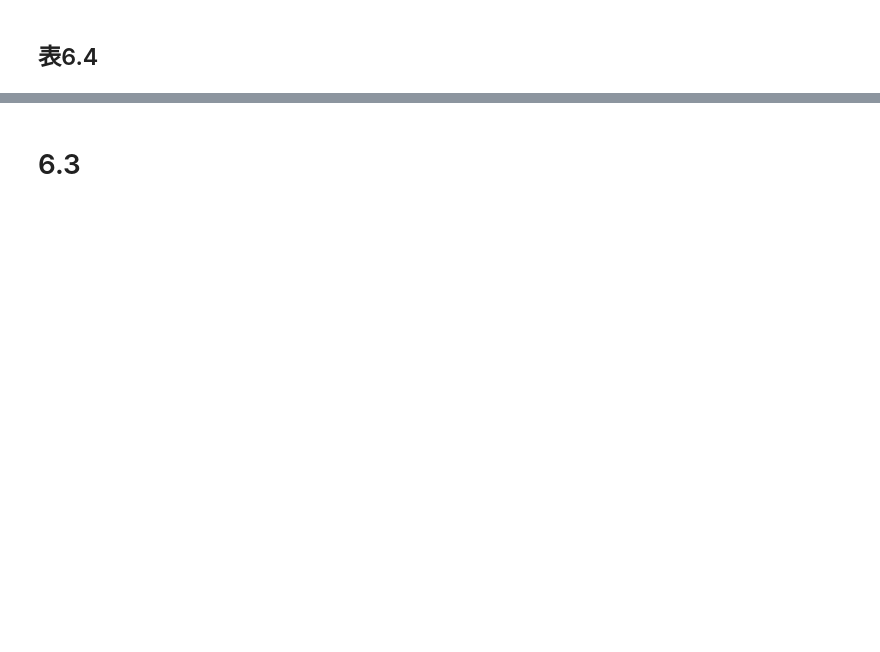
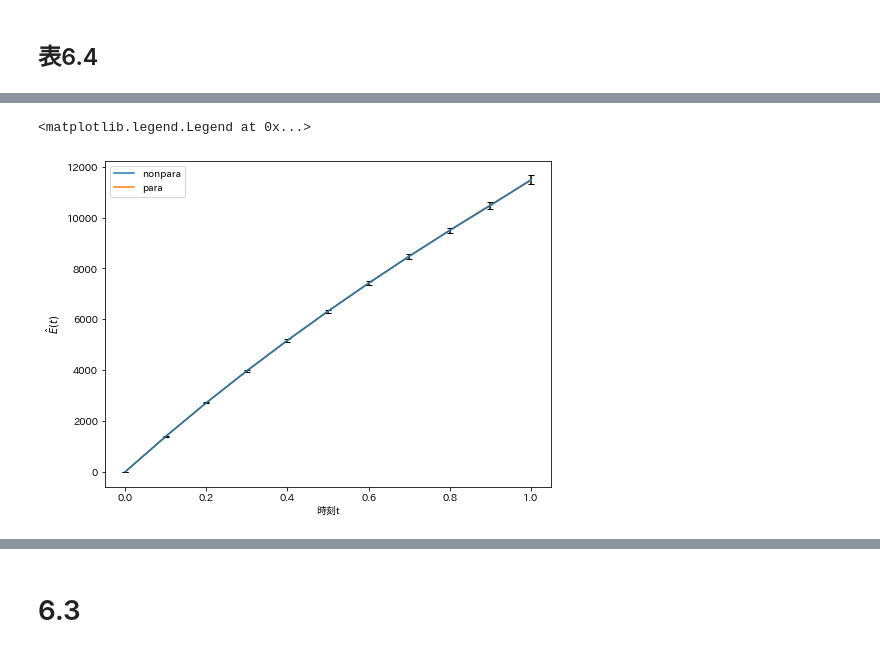
Before and after one commit to hirofsgit/Python, a Jupyter notebook: Chap6.ipynb, the cells around one changed output, grey strips where cells are left out. Cells and saved outputs as stored; diff of their text form; code cells hidden in the pictures; blank space fills up the shorter version.

```diff
--- a/Chap6.ipynb
+++ b/Chap6.ipynb
@@ -228,0 +347,17 @@ sd_shake(1)
+# %%
+Enonpara_shake_list = [Enonpara_shake(t/10) for t in range(11)]
+Enonpara_shake_hat = pd.DataFrame({'E(t)': Enonpara_shake_list},index = index_ta)
+# %%
+def Epara_shake(t):
+  nu = -0.39
+  sigma = 104.26
+  gamma = sigma/(1+ sigma)
+  y_1 = y[1]
+  return y_1*(1-(1+gamma*t)**(-nu))/(gamma*nu)
+# %%
+Epara_shake_list = [Epara_shake(t/10) for t in range(11)]
+Epara_shake_hat = pd.DataFrame( {'Epara(t)': Epara_shake_list},index = index_ta)
+# %%
+sd_shake_hat_list = [sd_shake(t/10) for t in range(11)]
+sd_shake_hat = pd.DataFrame({'sd(t) ' :sd_shake_hat_list},index = index_ta)
+table_sh = pd.concat([Enonpara_shake_hat,sd_shake_hat],axis = 1)
@@ -228,0 +398,14 @@ sd_shake(1)
+# %%
+x=index_ta
+e_p = Epara_shake_list
+e_np = Enonpara_shake_list
+plt.figure(figsize=(8,6))
+plt.plot(x,e_np,label='nonpara')
+plt.plot(x,e_p,label='para')
+plt.errorbar(x,e_np,yerr=sd_shake_hat_list, capsize=3, ecolor='black', mfc='None')
+plt.xlabel('時刻t')
+plt.ylabel('$ \hat{E}(t)$')
+plt.legend()
+# %% [output]
+<matplotlib.legend.Legend at 0x...>
+[figure, added]
```
Also changed, not shown: parts of 53 cells of this notebook.
